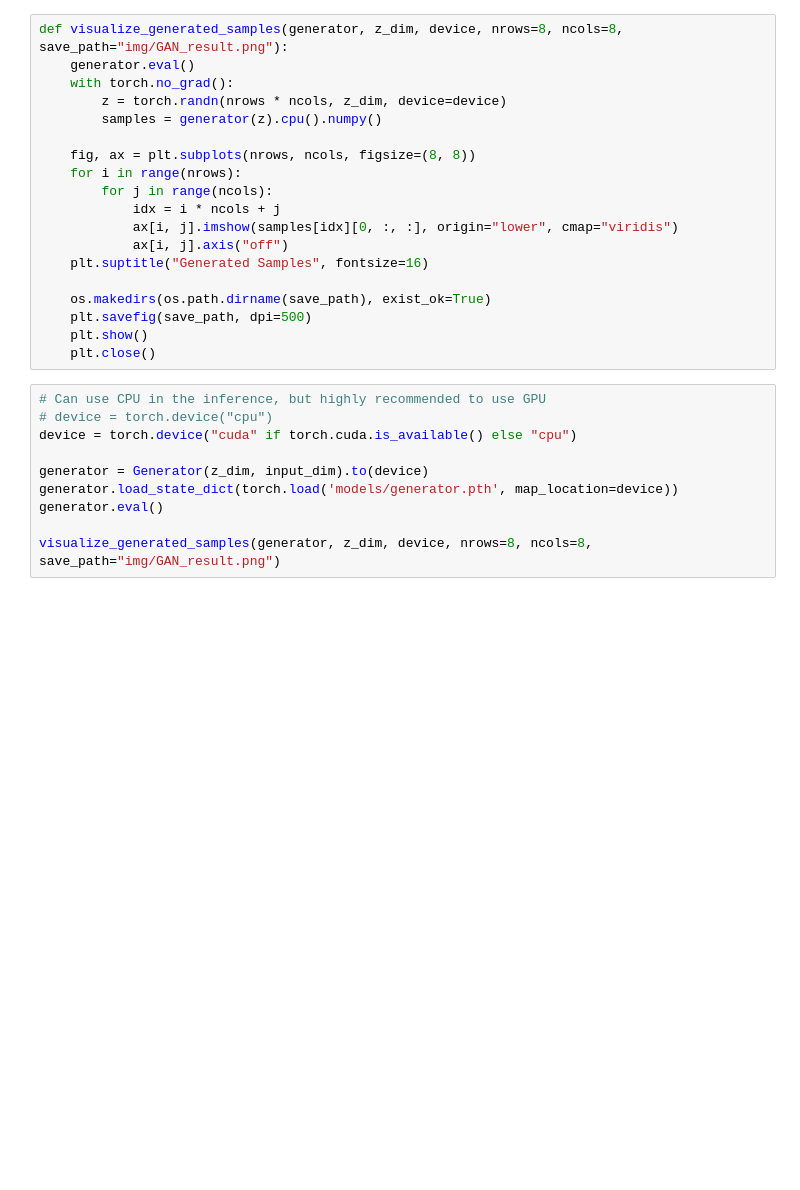
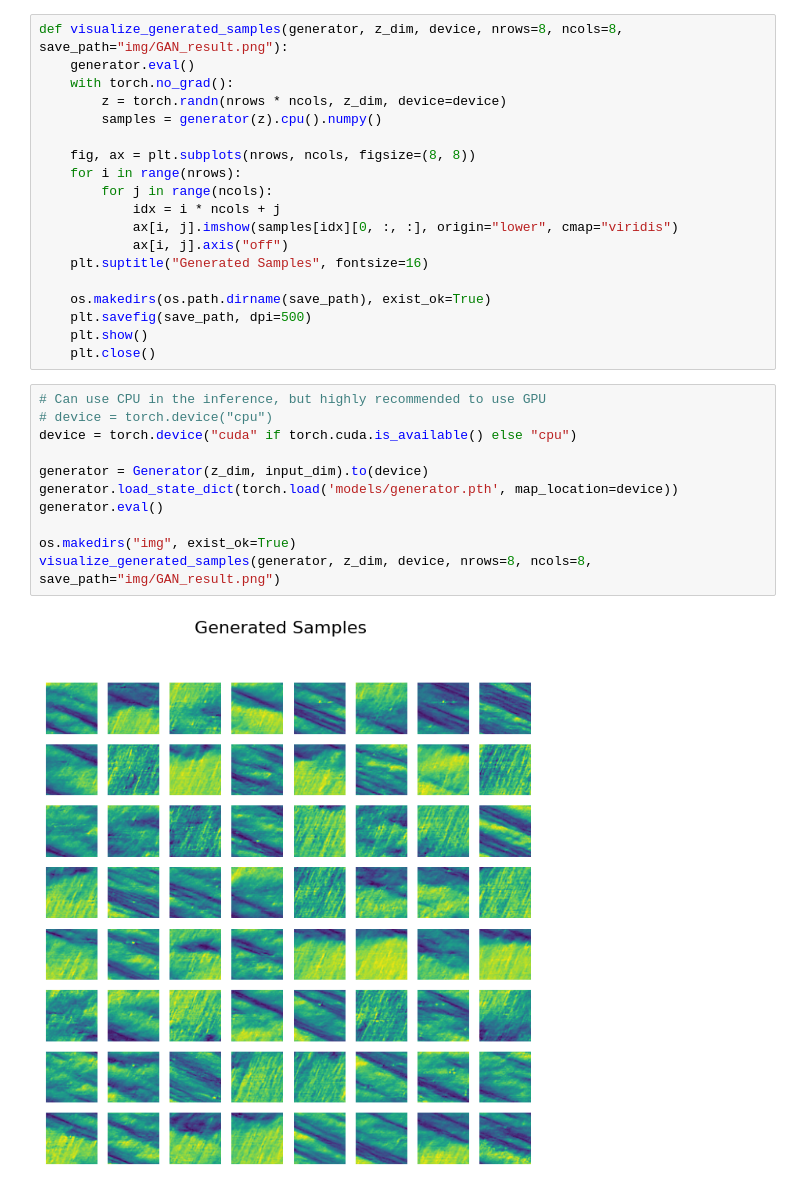
Before and after one commit to benchoi93/DGMinTransportation, a Jupyter notebook: Section4.2_Generating_Highway_Traffic_Speed_Contour/Section4.2.3_GAN.ipynb, the cells around one changed output. Cells and saved outputs as stored; diff of their text form; blank space fills up the shorter version.

```diff
--- a/Section4.2_Generating_Highway_Traffic_Speed_Contour/Section4.2.3_GAN.ipynb
+++ b/Section4.2_Generating_Highway_Traffic_Speed_Contour/Section4.2.3_GAN.ipynb
@@ -186,10 +201,13 @@ def visualize_generated_samples(generator, z_dim, device, nrows=8, ncols=8, save
 # %%
 # Can use CPU in the inference, but highly recommended to use GPU
 # device = torch.device("cpu")
 device = torch.device("cuda" if torch.cuda.is_available() else "cpu")
 
 generator = Generator(z_dim, input_dim).to(device)
 generator.load_state_dict(torch.load('models/generator.pth', map_location=device))
 generator.eval()
 
+os.makedirs("img", exist_ok=True)
 visualize_generated_samples(generator, z_dim, device, nrows=8, ncols=8, save_path="img/GAN_result.png")
+# %% [output]
+[figure, added]
```
Also changed, not shown: parts of 6 cells of this notebook, 6 other files.
